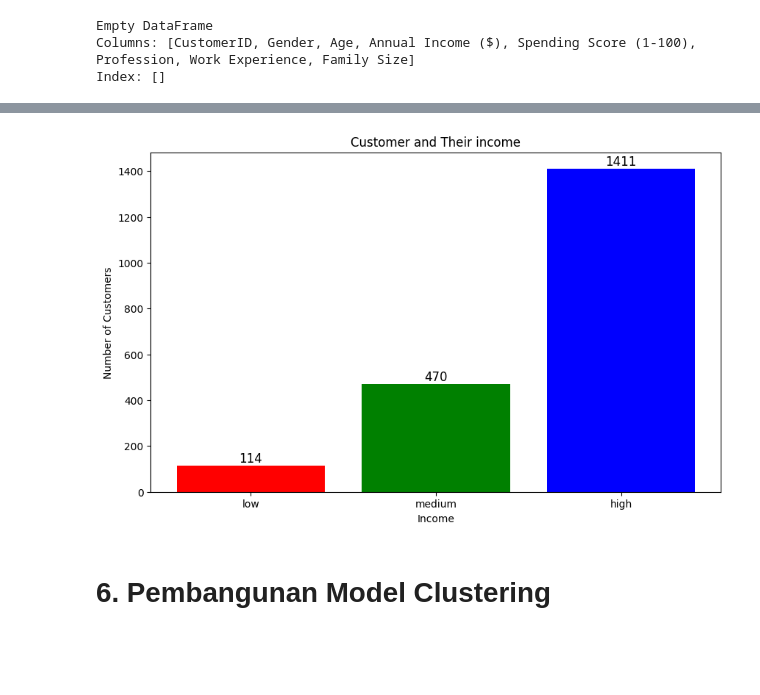
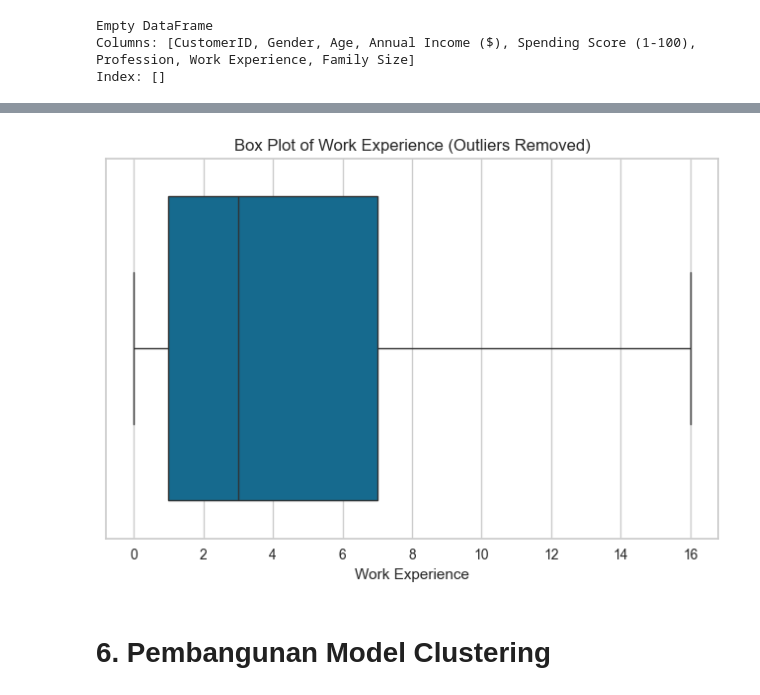
Before and after one commit to MrasyidN/belajarMachineLearning, a Jupyter notebook: Proyek/[Clustering]_Submission_Akhir_BMLP_MuhammadRasyidNurrohim.ipynb, the cells around one changed output, grey strips where cells are left out. Cells and saved outputs as stored; diff of their text form; code cells hidden in the pictures; blank space fills up the shorter version.

```diff
--- a/Proyek/[Clustering]_Submission_Akhir_BMLP_MuhammadRasyidNurrohim.ipynb
+++ b/Proyek/[Clustering]_Submission_Akhir_BMLP_MuhammadRasyidNurrohim.ipynb
@@ -412,30 +478,26 @@ plt.show()
-# %%
-# mengelompokan anual income
-
-# pengelompokan usia
-income_low = df["Annual Income ($)"][(df["Annual Income ($)"] <= 40000)]
-income_medium = df["Annual Income ($)"][ (df["Annual Income ($)"] >= 41000) & (df["Annual Income ($)"] <= 80000)]
-income_high = df["Annual Income ($)"][(df["Annual Income ($)"] >= 81000) ]
-
-
-## Menyusun data untuk plotting
-aix = ["low", "medium", "high"]
-aiy = [len(income_low.values), len(income_medium.values), len(income_high.values)]
-
-# Membuat bar chart untuk distribusi usia pelanggan
-plt.figure(figsize=(10, 6))
-plt.bar(aix, aiy, color=['red', 'green', 'blue'])
-plt.title("Customer and Their income")
-plt.xlabel("Income")
-plt.ylabel("Number of Customers")
-
-# Menambahkan label jumlah pelanggan di atas setiap bar
-for i in range(len(aix)):
-    plt.text(i, aiy[i] + 2, str(aiy[i]), ha='center', va='bottom', fontsize=12)
-
-plt.show()
-# %% [output]
-[figure, removed]
+# %%
+# menghapus outliners dari workd experience
+# Menghitung Q1 (kuartil pertama) dan Q3 (kuartil ketiga)
+Q1 = df['Work Experience'].quantile(0.25)
+Q3 = df['Work Experience'].quantile(0.75)
+
+# Menghitung Interquartile Range (IQR)
+IQR = Q3 - Q1
+
+# Menentukan batas bawah dan batas atas
+lower_bound = Q1 - 1.5 * IQR
+upper_bound = Q3 + 1.5 * IQR
+
+# Menghapus data yang berada di luar batas bawah dan atas
+df_clean = df[(df['Work Experience'] >= lower_bound) & (df['Work Experience'] <= upper_bound)]
+
+# Menampilkan box plot setelah menghapus outlier
+plt.figure(figsize=(8, 5))
+sns.boxplot(x=df_clean['Work Experience'])
+plt.title("Box Plot of Work Experience (Outliers Removed)")
+plt.show()
+# %% [output]
+[figure, added]
 # %% [markdown]
 # **6. Pembangunan Model Clustering**
 # %% [markdown]
```
Also changed, not shown: parts of 19 cells of this notebook.
